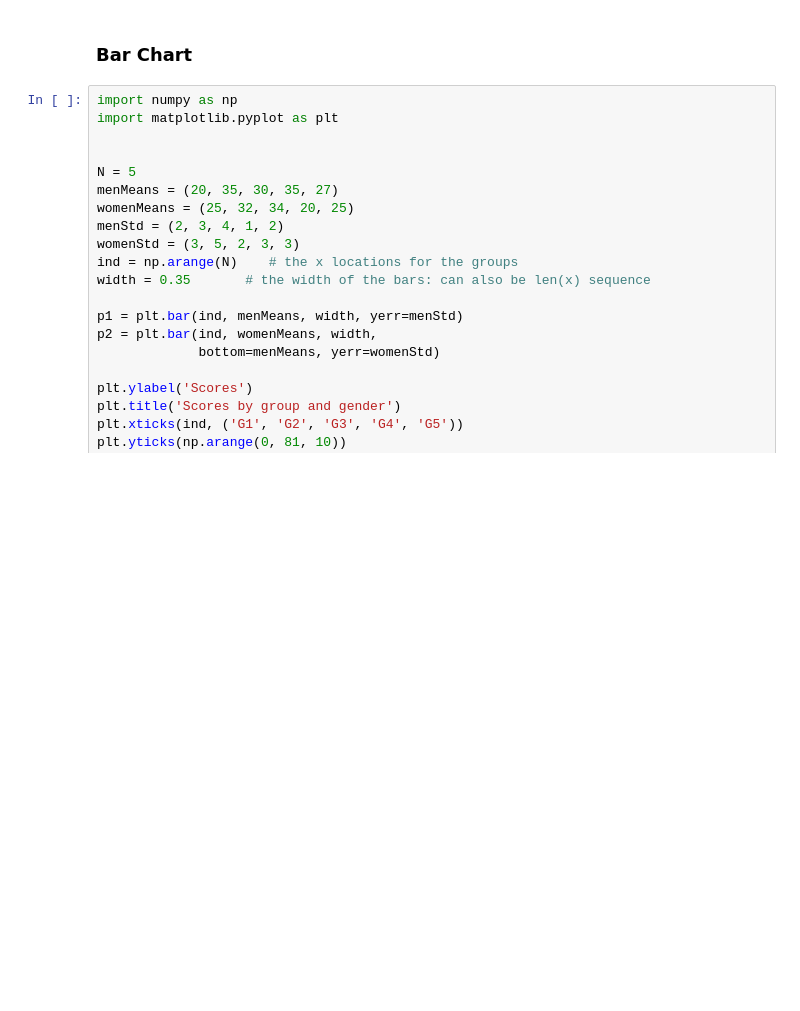
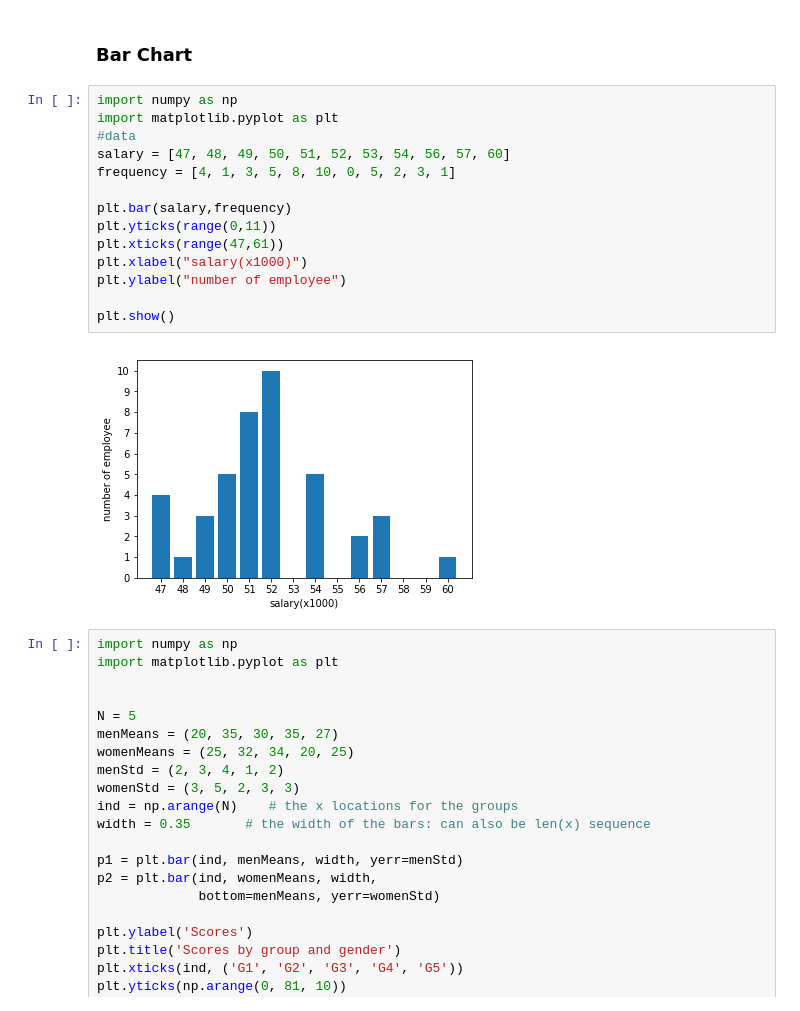
Before and after one commit to jc7qx/pylearning, a Jupyter notebook: matplotlib.ipynb, the cells around one changed output. Drawn from its saved outputs; the diff is of its cells as text; blank space fills up the shorter version.

```diff
--- a/matplotlib.ipynb
+++ b/matplotlib.ipynb
@@ -330,5 +373,21 @@ plt.show()
 # %% [markdown]
 ### Bar Chart
+# %%
+import numpy as np
+import matplotlib.pyplot as plt
+#data
+salary = [47, 48, 49, 50, 51, 52, 53, 54, 56, 57, 60]
+frequency = [4, 1, 3, 5, 8, 10, 0, 5, 2, 3, 1]
+
+plt.bar(salary,frequency)
+plt.yticks(range(0,11))
+plt.xticks(range(47,61))
+plt.xlabel("salary(x1000)")
+plt.ylabel("number of employee")
+
+plt.show()
+# %% [output]
+[figure, added]
 # %%
 import numpy as np
 import matplotlib.pyplot as plt
```
Also changed, not shown: parts of 31 cells of this notebook, 1 other file.
